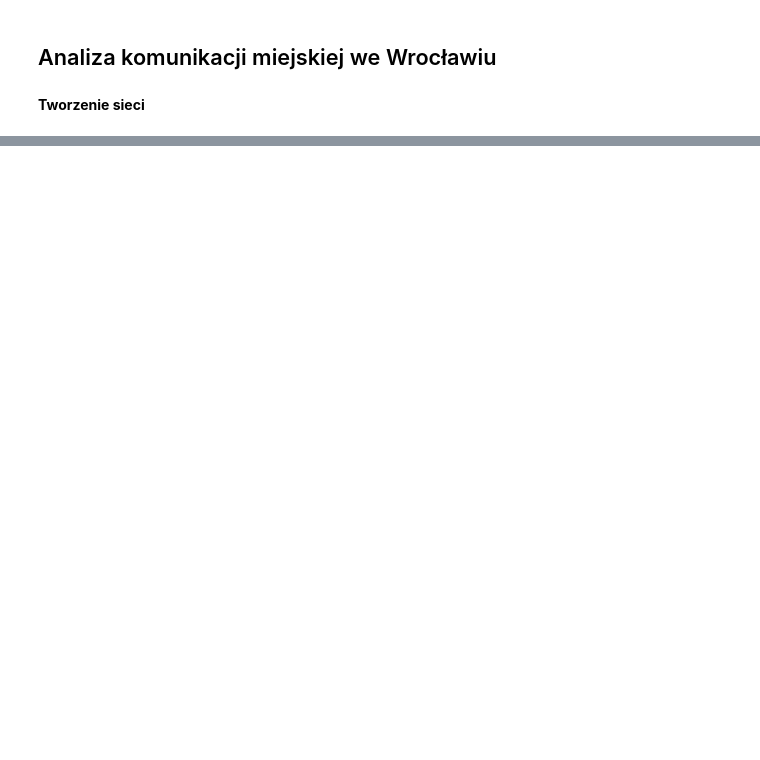
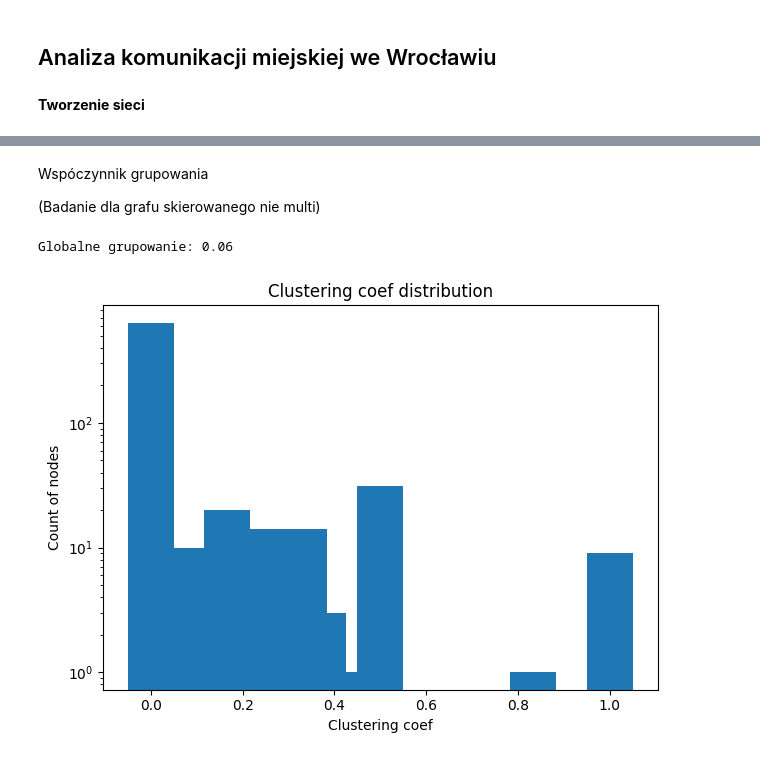
Before and after one commit to gry-mar/mpk-proj, a Jupyter notebook: Projekt.ipynb, the cells around one changed output, grey strips where cells are left out. Drawn from its saved outputs; the diff is of its cells as text; code cells hidden in the pictures; blank space fills up the shorter version.

```diff
--- a/Projekt.ipynb
+++ b/Projekt.ipynb
@@ -67,0 +139,19 @@ nx.draw(mpk_graph) # no troche do dupy to wygląda póki co ale chyba działa
+# %% [markdown]
+Wspóczynnik grupowania
+
+(Badanie dla grafu skierowanego nie multi)
+# %%
+print('Globalne grupowanie', end=': ')
+print(round(nx.average_clustering(nx.DiGraph(mpk_graph)), 2))
+
+clustering_count = dict(collections.Counter(sorted([d[1] for d in nx.clustering(nx.DiGraph(mpk_graph)).items()])))
+
+plt.bar(clustering_count.keys(), clustering_count.values(), width=0.1)
+plt.yscale('log')
+plt.title('Clustering coef distribution')
+plt.xlabel('Clustering coef')
+plt.ylabel('Count of nodes')
+plt.tight_layout()
+# %% [output]
+Globalne grupowanie: 0.06
+[figure, added]
```
Also changed, not shown: parts of 22 cells of this notebook.
